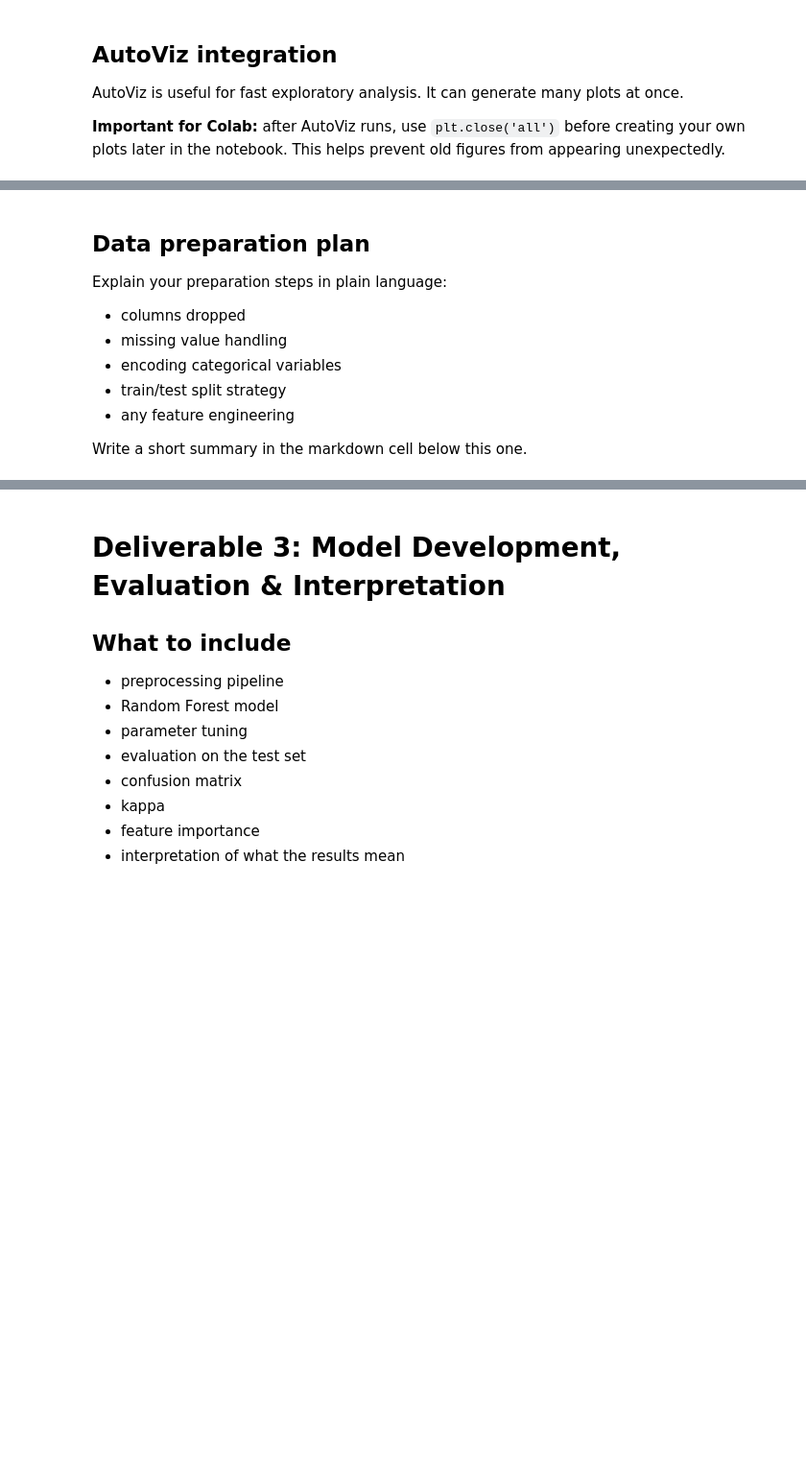
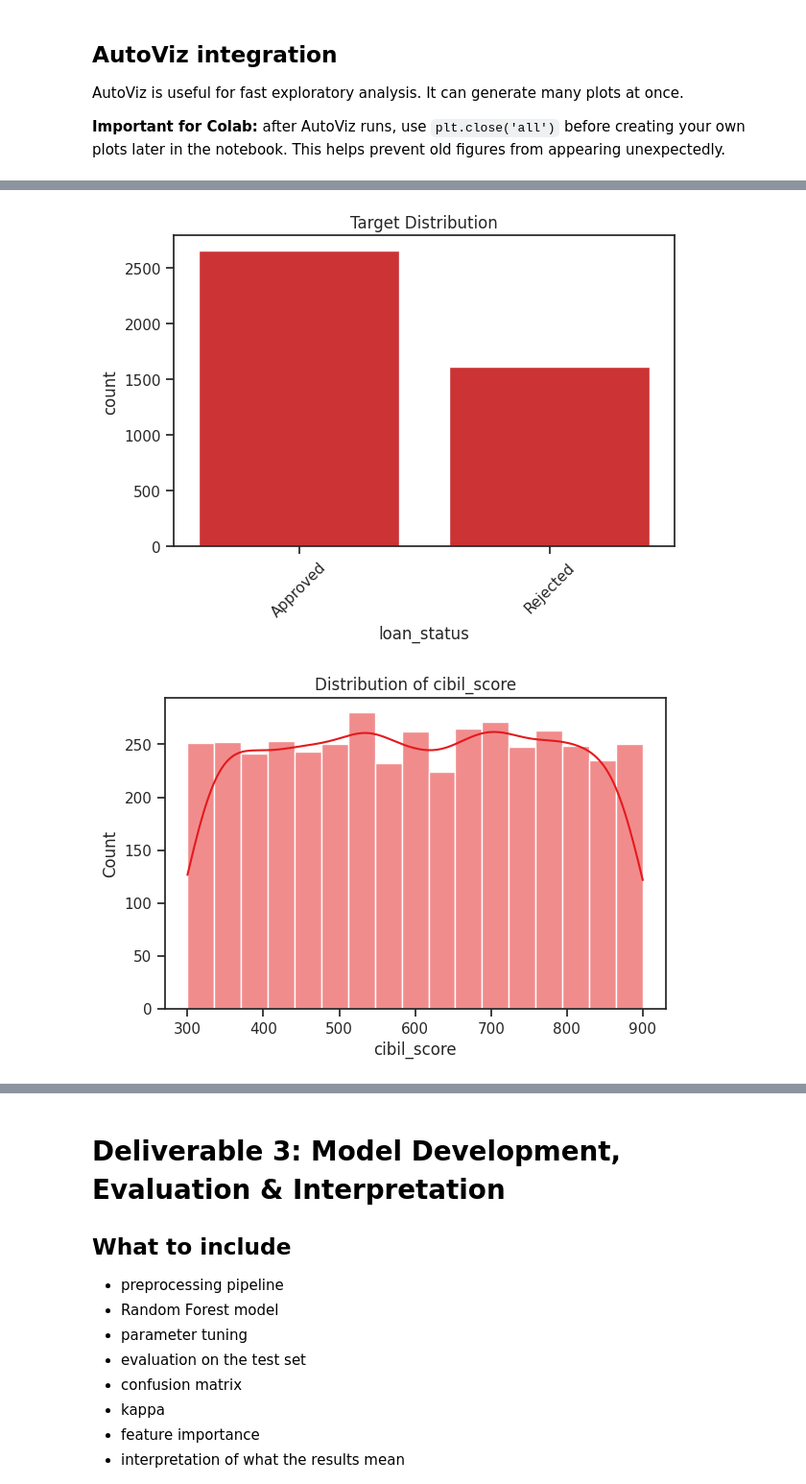
Before and after one commit to Haley8105/Spring-2026-project, a Jupyter notebook: Loan_Approval_Project.ipynb, the cells around one changed output, grey strips where cells are left out. Shown at 96% size. Saved outputs shown, nothing was run; the diff lists cells and outputs as text; code cells hidden in the pictures; blank space fills up the shorter version.

```diff
--- a/Loan_Approval_Project.ipynb
+++ b/Loan_Approval_Project.ipynb
@@ -188,23 +383,26 @@ plt.close('all')
 # %%
 # Code for custom visualiations (optional)
 
 # Example 1: target distribution
 plt.figure(figsize=(6,4))
 sns.countplot(data=df, x=target)
 plt.title("Target Distribution")
 plt.xticks(rotation=45)
 plt.show()
 
 # Example 2: numeric histogram for one variable
 # Replace 'REPLACE_NUMERIC_COLUMN' with a numeric column from your dataset
-# plt.figure(figsize=(6,4))
-# sns.histplot(data=df, x='REPLACE_NUMERIC_COLUMN', kde=True)
-# plt.title("Distribution of REPLACE_NUMERIC_COLUMN")
-# plt.show()
+plt.figure(figsize=(6,4))
+sns.histplot(data=df, x='cibil_score', kde=True)
+plt.title("Distribution of cibil_score")
+plt.show()
 
 # Example 3: relationship to target
 # Replace with columns from your dataset
-# plt.figure(figsize=(7,4))
-# sns.boxplot(data=df, x=target, y='REPLACE_NUMERIC_COLUMN')
-# plt.title("REPLACE_NUMERIC_COLUMN by Target")
-# plt.show()
+plt.figure(figsize=(7,4))
+sns.boxplot(data=df, x= 'loan_status_num' , y='cibil_score')
+plt.title("cibil_score by loan_status")
+plt.show()
+# %% [output]
+[figure, added]
+[figure, added]
@@ -211,11 +409,0 @@ plt.show()
-# %% [markdown]
-## Data preparation plan
-
-Explain your preparation steps in plain language:
-- columns dropped
-- missing value handling
-- encoding categorical variables
-- train/test split strategy
-- any feature engineering
-
-Write a short summary in the markdown cell below this one.
```
Also changed, not shown: parts of 35 cells of this notebook.
